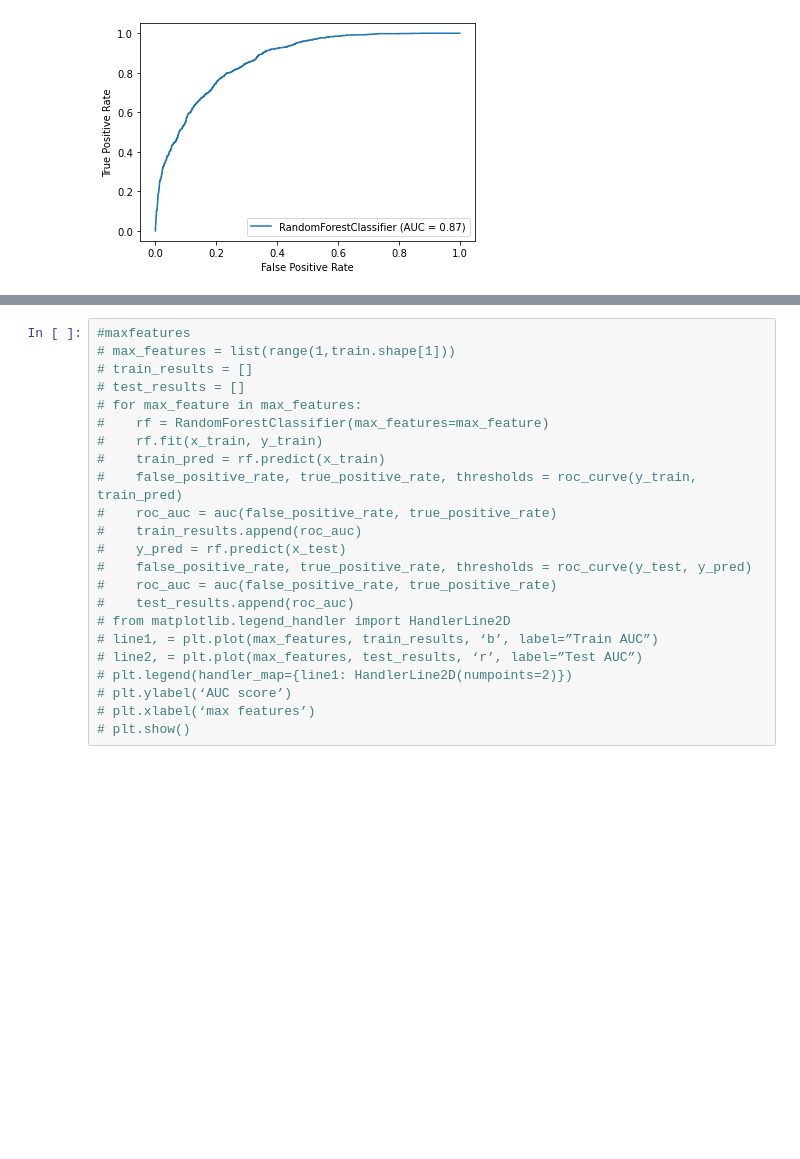
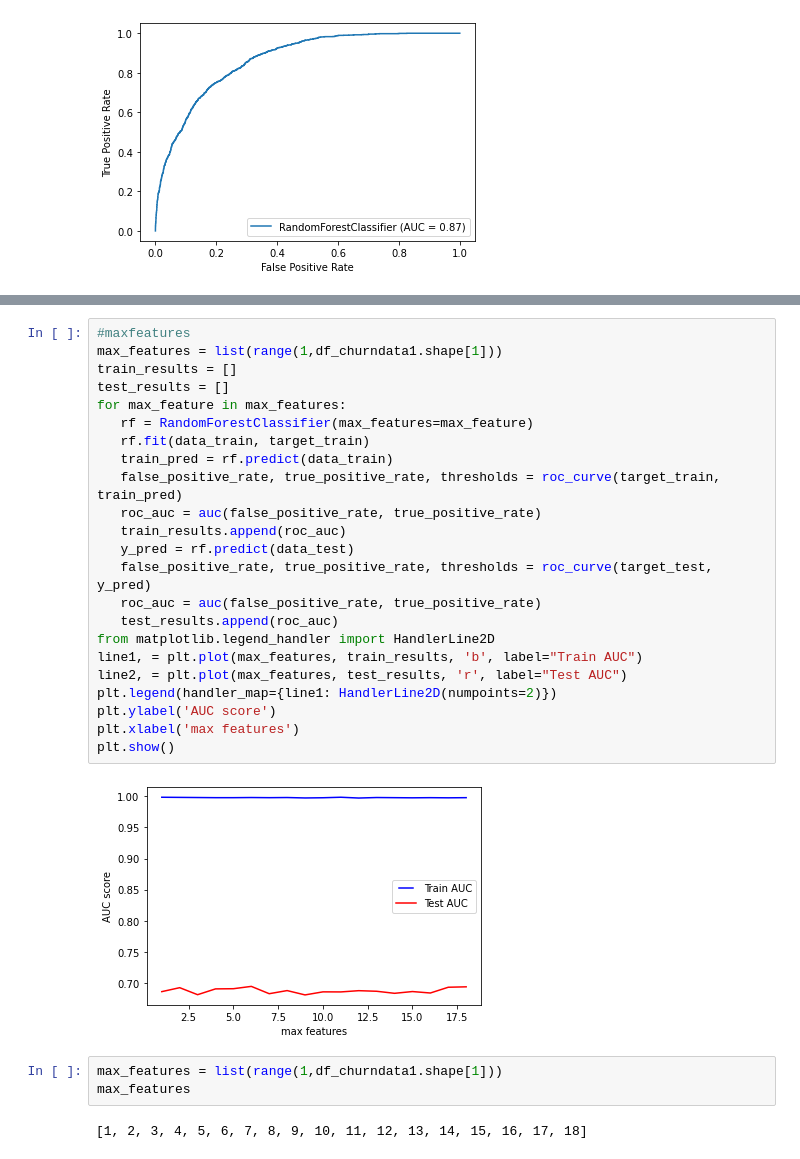
Before and after one commit to akuppan1/Flatiron-Mod-3-Proj, a Jupyter notebook: Random Forest Decision Tree using modified dataframe.ipynb, the cells around one changed output, grey strips where cells are left out. Saved outputs shown, nothing was run; the diff lists cells and outputs as text; blank space fills up the shorter version.

```diff
--- a/Random Forest Decision Tree using modified dataframe.ipynb
+++ b/Random Forest Decision Tree using modified dataframe.ipynb
@@ -302,23 +311,30 @@ plt.show()
 # %%
 #maxfeatures
-# max_features = list(range(1,train.shape[1]))
-# train_results = []
-# test_results = []
-# for max_feature in max_features:
-#    rf = RandomForestClassifier(max_features=max_feature)
-#    rf.fit(x_train, y_train)
-#    train_pred = rf.predict(x_train)
-#    false_positive_rate, true_positive_rate, thresholds = roc_curve(y_train, train_pred)
-#    roc_auc = auc(false_positive_rate, true_positive_rate)
-#    train_results.append(roc_auc)
-#    y_pred = rf.predict(x_test)
-#    false_positive_rate, true_positive_rate, thresholds = roc_curve(y_test, y_pred)
-#    roc_auc = auc(false_positive_rate, true_positive_rate)
-#    test_results.append(roc_auc)
-# from matplotlib.legend_handler import HandlerLine2D
-# line1, = plt.plot(max_features, train_results, ‘b’, label=”Train AUC”)
-# line2, = plt.plot(max_features, test_results, ‘r’, label=”Test AUC”)
-# plt.legend(handler_map={line1: HandlerLine2D(numpoints=2)})
-# plt.ylabel(‘AUC score’)
-# plt.xlabel(‘max features’)
-# plt.show()
+max_features = list(range(1,df_churndata1.shape[1]))
+train_results = []
+test_results = []
+for max_feature in max_features:
+   rf = RandomForestClassifier(max_features=max_feature)
+   rf.fit(data_train, target_train)
+   train_pred = rf.predict(data_train)
+   false_positive_rate, true_positive_rate, thresholds = roc_curve(target_train, train_pred)
+   roc_auc = auc(false_positive_rate, true_positive_rate)
+   train_results.append(roc_auc)
+   y_pred = rf.predict(data_test)
+   false_positive_rate, true_positive_rate, thresholds = roc_curve(target_test, y_pred)
+   roc_auc = auc(false_positive_rate, true_positive_rate)
+   test_results.append(roc_auc)
+from matplotlib.legend_handler import HandlerLine2D
+line1, = plt.plot(max_features, train_results, 'b', label="Train AUC")
+line2, = plt.plot(max_features, test_results, 'r', label="Test AUC")
+plt.legend(handler_map={line1: HandlerLine2D(numpoints=2)})
+plt.ylabel('AUC score')
+plt.xlabel('max features')
+plt.show()
+# %% [output]
+[figure, added]
+# %%
+max_features = list(range(1,df_churndata1.shape[1]))
+max_features
+# %% [output]
+[1, 2, 3, 4, 5, 6, 7, 8, 9, 10, 11, 12, 13, 14, 15, 16, 17, 18]
```
Also changed, not shown: parts of 18 cells of this notebook.
